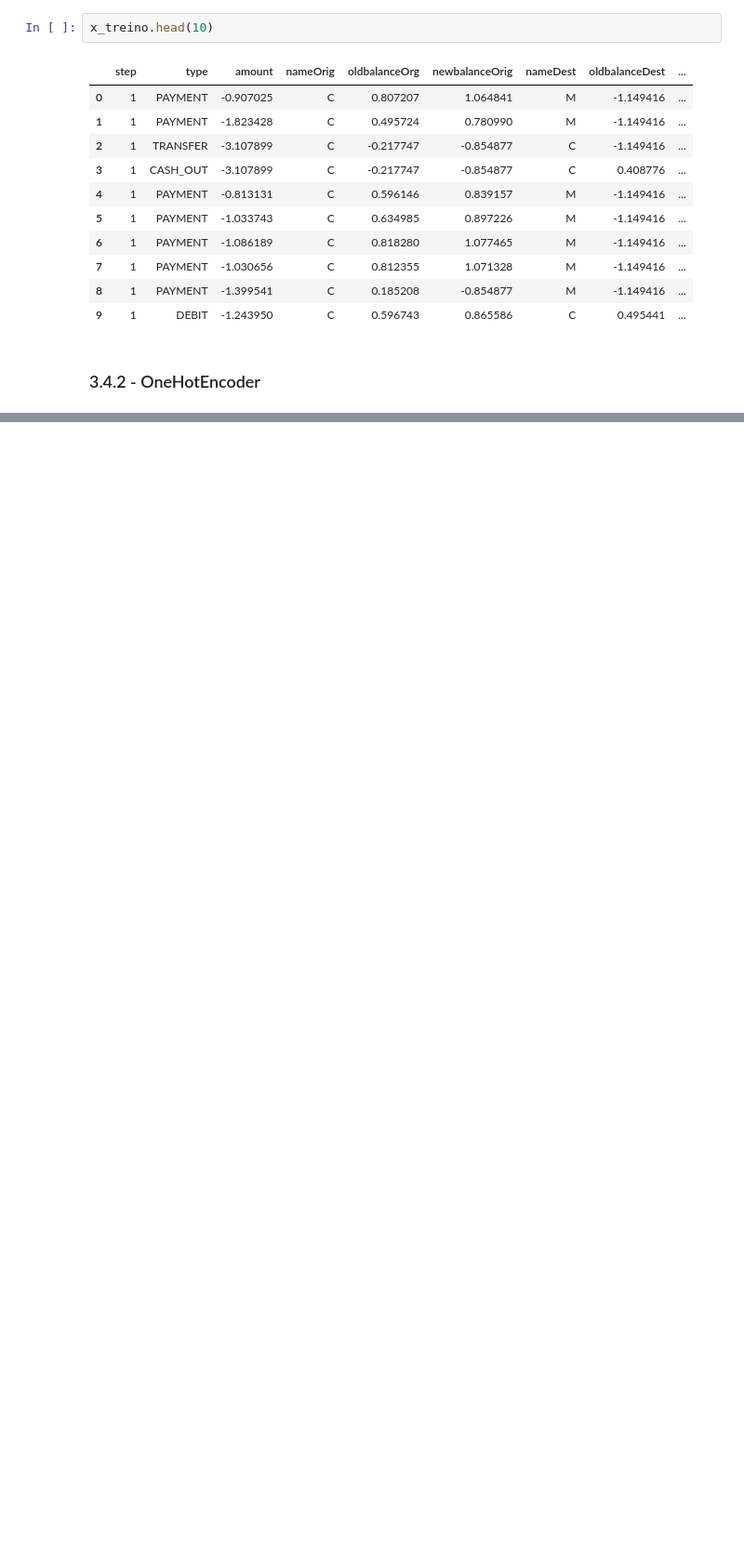
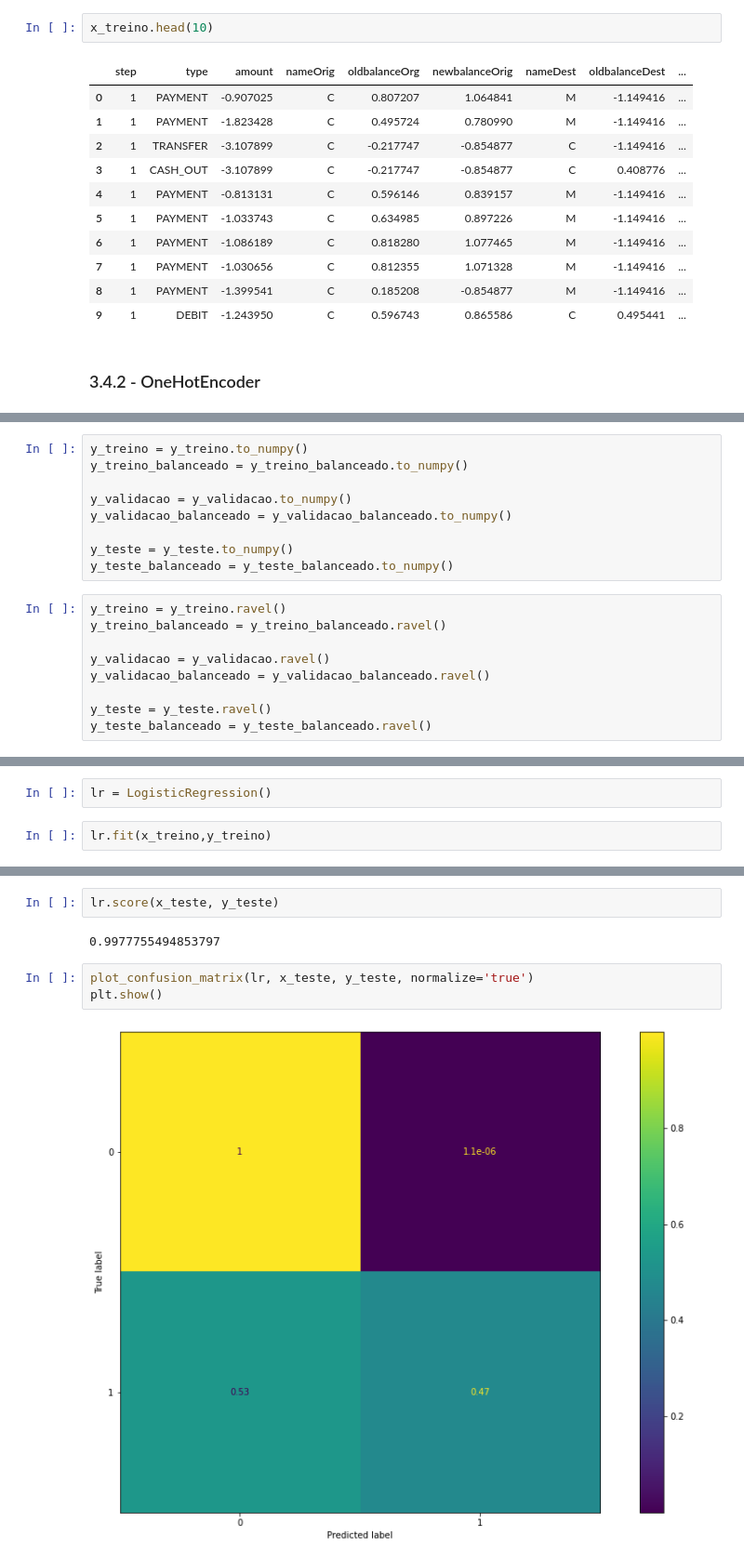
Before and after one commit to henriquemoc/Fraud-Classification, a Jupyter notebook: fraude.ipynb, the cells around one changed output, grey strips where cells are left out. Shown: that part at 93% size. Drawn from its saved outputs; the diff is of its cells as text; blank space fills up the shorter version.

Commit message:
Update fraude.ipynb
Criando dados balanceados e adicionando regressão logística

```diff
--- a/fraude.ipynb
+++ b/fraude.ipynb
@@ -720,0 +794,18 @@ print(x_teste.shape)
+# %%
+y_treino = y_treino.to_numpy()
+y_treino_balanceado = y_treino_balanceado.to_numpy()
+
+y_validacao = y_validacao.to_numpy()
+y_validacao_balanceado = y_validacao_balanceado.to_numpy()
+
+y_teste = y_teste.to_numpy()
+y_teste_balanceado = y_teste_balanceado.to_numpy()
+# %%
+y_treino = y_treino.ravel()
+y_treino_balanceado = y_treino_balanceado.ravel()
+
+y_validacao = y_validacao.ravel()
+y_validacao_balanceado = y_validacao_balanceado.ravel()
+
+y_teste = y_teste.ravel()
+y_teste_balanceado = y_teste_balanceado.ravel()
@@ -720,0 +820,4 @@ print(x_teste.shape)
+# %%
+lr = LogisticRegression()
+# %%
+lr.fit(x_treino,y_treino)
@@ -720,0 +841,9 @@ print(x_teste.shape)
+# %%
+lr.score(x_teste, y_teste)
+# %% [output]
+0.9977755494853797
+# %%
+plot_confusion_matrix(lr, x_teste, y_teste, normalize='true')
+plt.show()
+# %% [output]
+[figure, added]
```
Also changed, not shown: parts of 24 cells of this notebook.
